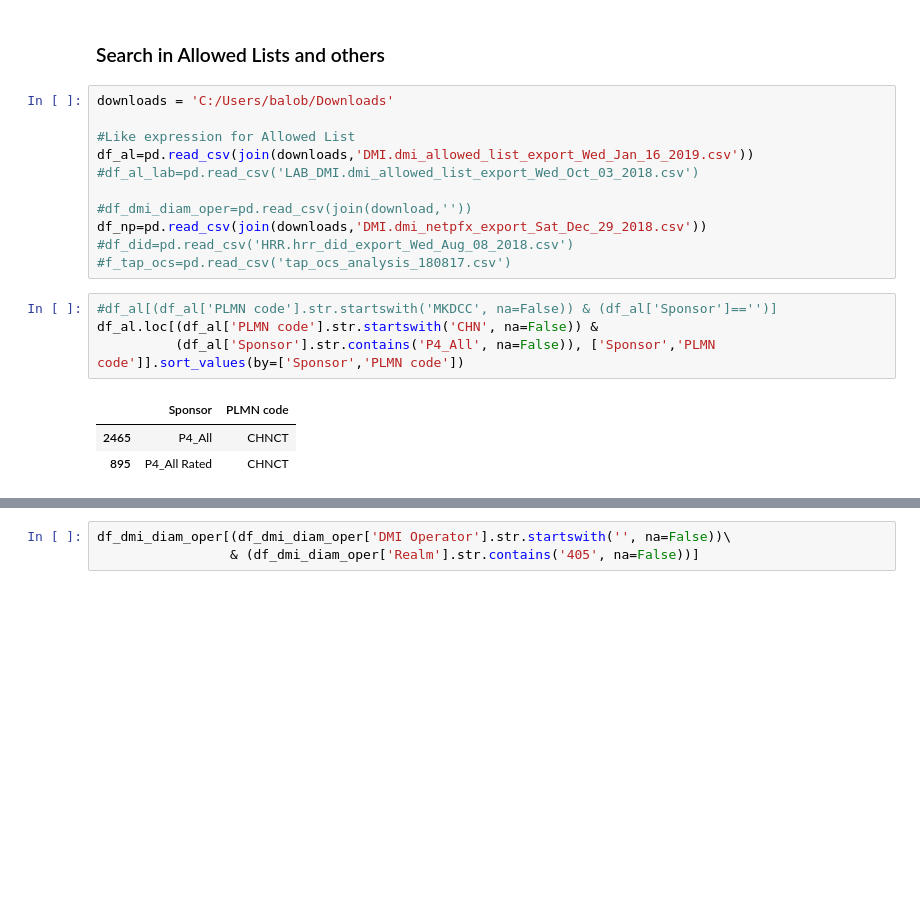
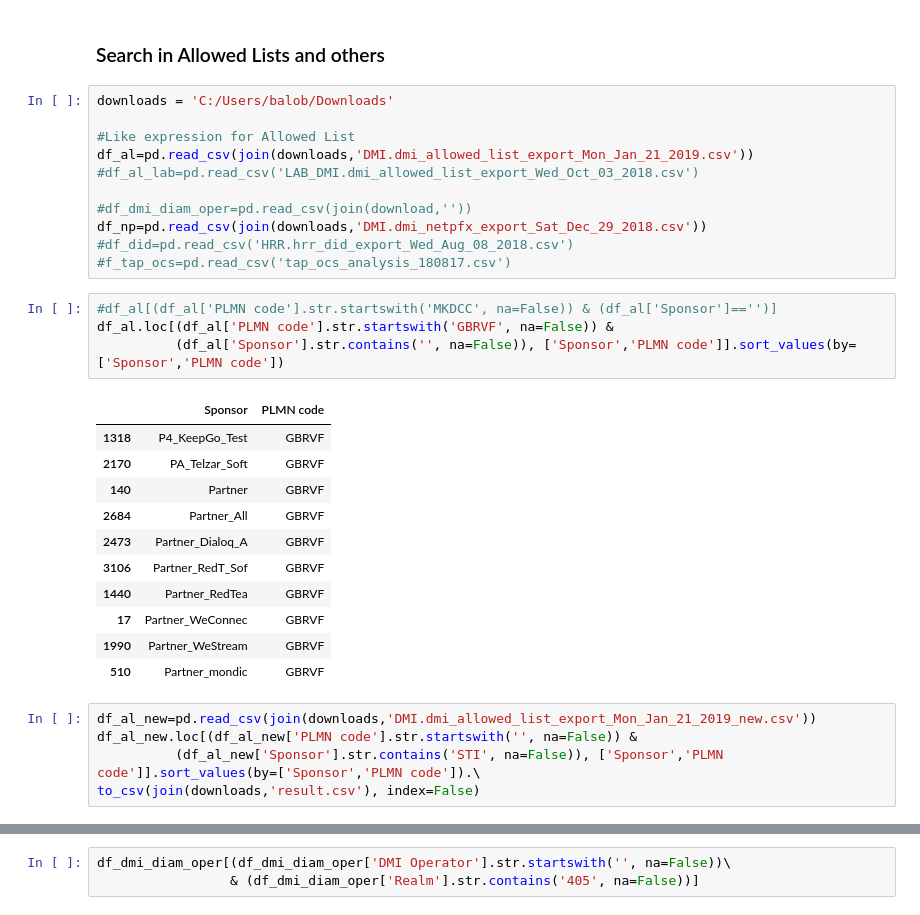
Before and after one commit to balobinp/RB_BD, a Jupyter notebook: RB_Desctop_Python3.ipynb, the cells around one changed output, grey strips where cells are left out. Cells and saved outputs as stored; diff of their text form; blank space fills up the shorter version.

```diff
--- a/RB_Desctop_Python3.ipynb
+++ b/RB_Desctop_Python3.ipynb
@@ -312,7 +358,7 @@ df['data1_mean']=df.groupby('key1')['data1'].transform(np.max)
 downloads = 'C:/Users/balob/Downloads'
 
 #Like expression for Allowed List
-df_al=pd.read_csv(join(downloads,'DMI.dmi_allowed_list_export_Wed_Jan_16_2019.csv'))
+df_al=pd.read_csv(join(downloads,'DMI.dmi_allowed_list_export_Mon_Jan_21_2019.csv'))
 #df_al_lab=pd.read_csv('LAB_DMI.dmi_allowed_list_export_Wed_Oct_03_2018.csv')
 
 #df_dmi_diam_oper=pd.read_csv(join(download,''))
@@ -321,10 +367,23 @@ df_np=pd.read_csv(join(downloads,'DMI.dmi_netpfx_export_Sat_Dec_29_2018.csv'))
 #f_tap_ocs=pd.read_csv('tap_ocs_analysis_180817.csv')
 # %%
 #df_al[(df_al['PLMN code'].str.startswith('MKDCC', na=False)) & (df_al['Sponsor']=='')]
-df_al.loc[(df_al['PLMN code'].str.startswith('CHN', na=False)) &
-          (df_al['Sponsor'].str.contains('P4_All', na=False)), ['Sponsor','PLMN code']].sort_values(by=['Sponsor','PLMN code'])
+df_al.loc[(df_al['PLMN code'].str.startswith('GBRVF', na=False)) &
+          (df_al['Sponsor'].str.contains('', na=False)), ['Sponsor','PLMN code']].sort_values(by=['Sponsor','PLMN code'])
 # %% [output]
 |  | Sponsor | PLMN code |
-| 2465 | P4_All | CHNCT |
-| 895 | P4_All Rated | CHNCT |
+| 1318 | P4_KeepGo_Test | GBRVF |
+| 2170 | PA_Telzar_Soft | GBRVF |
+| 140 | Partner | GBRVF |
+| 2684 | Partner_All | GBRVF |
+| 2473 | Partner_Dialoq_A | GBRVF |
+| 3106 | Partner_RedT_Sof | GBRVF |
+| 1440 | Partner_RedTea | GBRVF |
+| 17 | Partner_WeConnec | GBRVF |
+| 1990 | Partner_WeStream | GBRVF |
+| 510 | Partner_mondic | GBRVF |
+# %%
+df_al_new=pd.read_csv(join(downloads,'DMI.dmi_allowed_list_export_Mon_Jan_21_2019_new.csv'))
+df_al_new.loc[(df_al_new['PLMN code'].str.startswith('', na=False)) &
+          (df_al_new['Sponsor'].str.contains('STI', na=False)), ['Sponsor','PLMN code']].sort_values(by=['Sponsor','PLMN code']).\
+to_csv(join(downloads,'result.csv'), index=False)
 # %%
```
Also changed, not shown: parts of 39 cells of this notebook, 3 other files.
